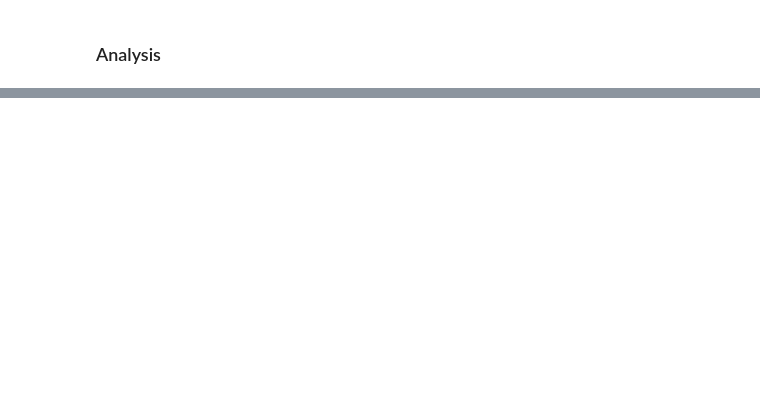
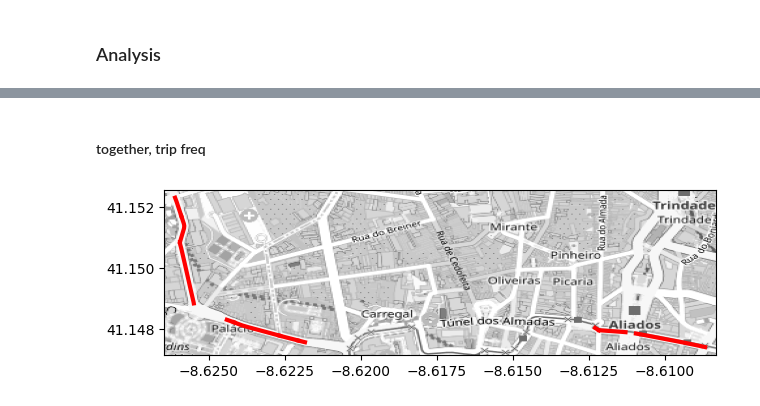
Before and after one commit to lennardkorte/urban-computing-project2, a Jupyter notebook: Task5.ipynb, the cells around one changed output, grey strips where cells are left out. Saved outputs shown, nothing was run; the diff lists cells and outputs as text; code cells hidden in the pictures; blank space fills up the shorter version.

```diff
--- a/Task5.ipynb
+++ b/Task5.ipynb
@@ -110,3 +206,6 @@ def plot_trajectory_on_network(lat, lon, padding, osm_edges, ax):
 # %% [markdown]
 ### Code using `requests`
+# %%
+TILE_CACHE = {}
+WAY_CACHE = {}
 # %%
@@ -213,0 +417,2 @@ top_n
+# %%
+all_ways_in_matches = get_ways(all_wids_in_matches)
@@ -246,0 +494,13 @@ for way_id, _ in top_n:
+# %%
+padding = 40
+for wid, n_trips in top_k_avg_time:
+    g = pd.DataFrame(wid_to_way[wid]['geometry'])
+    bbox = get_padded_bounding_box(g.lon, g.lat, padding)
+    min_lon, min_lat, max_lon, max_lat = bbox
+    stitched, extent = get_stitched_tiles(bbox, 18)
+    plt.imshow(stitched, extent=extent)
+    plt.plot(g.lon, g.lat, '-', c='red', linewidth=3)
+    min_lon, min_lat, max_lon, max_lat = bbox
+    plt.xlim([min_lon, max_lon])
+    plt.ylim([min_lat, max_lat])
+    plt.show()
@@ -246,0 +518,27 @@ for way_id, _ in top_n:
+# %% [markdown]
+#### together, trip freq
+# %%
+padding = 30
+overall_bbox = None
+
+for wid, n_trips in top_k_trips:
+    g = pd.DataFrame(wid_to_way[wid]['geometry'])
+    bbox = get_padded_bounding_box(g.lon, g.lat, padding)
+    if overall_bbox is None:
+        overall_bbox = bbox
+    else:
+        overall_bbox = merge_bounding_boxes(bbox, overall_bbox)
+
+stitched, extent = get_stitched_tiles(overall_bbox, 15)
+plt.imshow(stitched[:,:,0], extent=extent, cmap='grey')
+
+for wid, n_trips in top_k_trips:
+    g = pd.DataFrame(wid_to_way[wid]['geometry'])
+    plt.plot(g.lon, g.lat, '-', linewidth=3, label=f'{wid}', c='red')
+
+a,b,c,d = overall_bbox
+plt.xlim([a,c])
+plt.ylim([b,d])
+plt.tight_layout()
+# %% [output]
+[figure, added]
```
Also changed, not shown: parts of 24 cells of this notebook.
